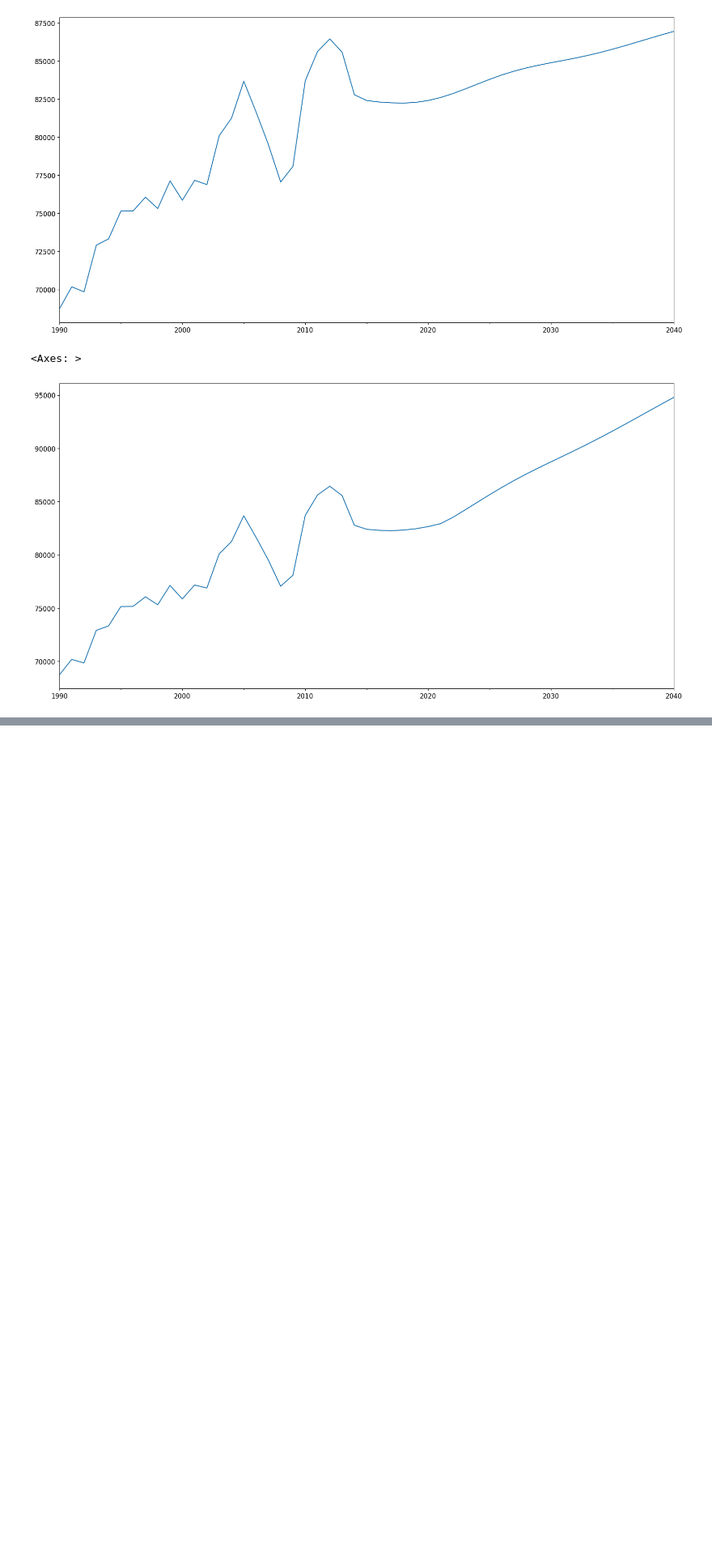
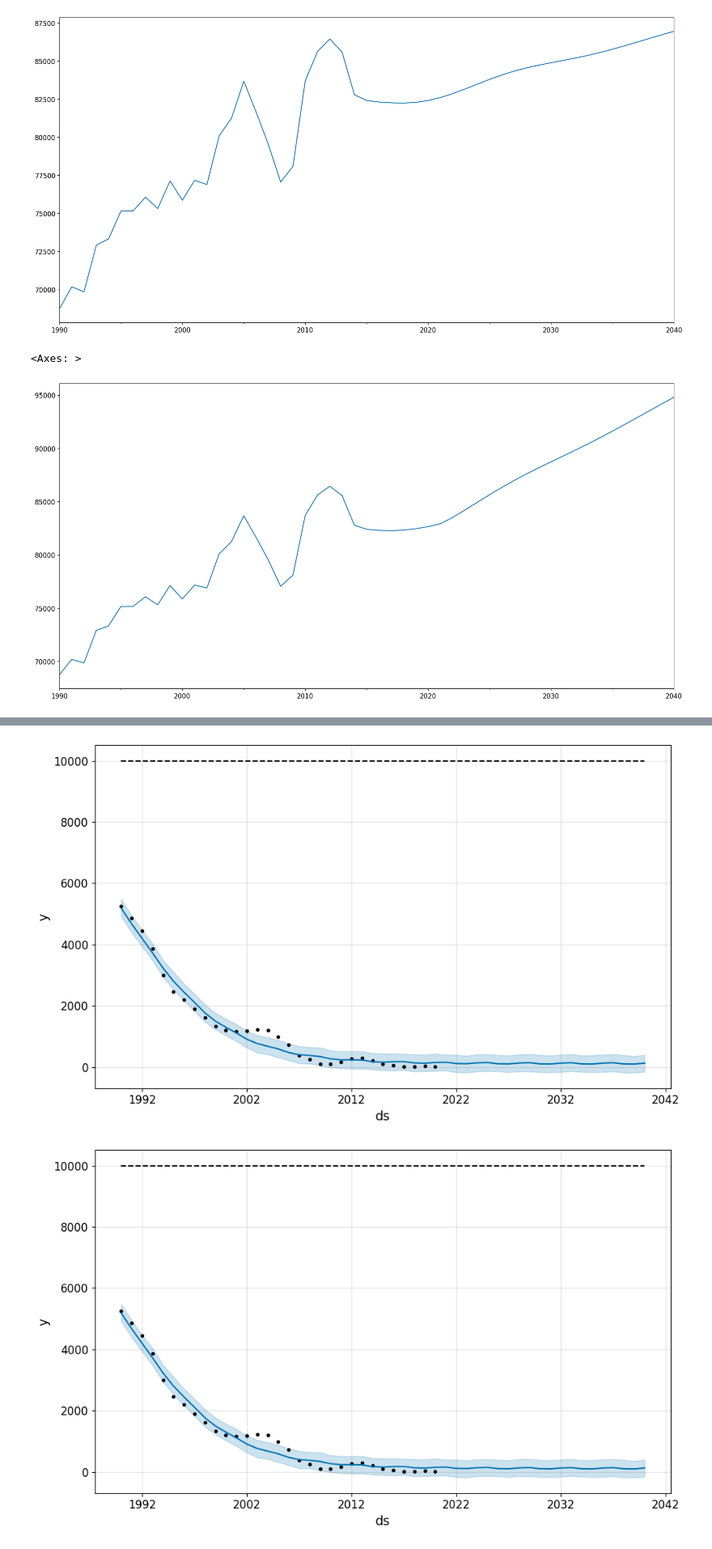
Before and after one commit to tiZyJoshi/MasterProject, a Jupyter notebook: forecasting.ipynb, the cells around one changed output, grey strips where cells are left out. Shown: that part at 81% size. Drawn from its saved outputs; the diff is of its cells as text; code cells hidden in the pictures; blank space fills up the shorter version.

```diff
--- a/forecasting.ipynb
+++ b/forecasting.ipynb
@@ -330,3 +352,5 @@ clean_asd.sum(axis=1).plot()
 # %% [output]
 <Axes: >
 [figure]
+# %%
+p_data = create_data_bereich('wien', 'Wohngebäude', 'Heizen')['1990':'2020']
@@ -332,0 +375,15 @@ clean_asd.sum(axis=1).plot()
+# %%
+
+p_ds = p_data.index.to_timestamp()
+p_y = p_data['Fossile fest']
+p_df = pd.DataFrame([p_ds, p_y]).transpose()
+p_df.columns = ['ds', 'y']
+p_df['cap'] = 10000
+# %%
+from prophet import Prophet
+
+m = Prophet(growth='logistic')
+m.fit(p_df)
+future = m.make_future_dataframe(periods=20, freq='AS')
+future['cap'] = 10000
+future
@@ -332,0 +410,3 @@ clean_asd.sum(axis=1).plot()
+# %%
+forecast = m.predict(future)
+forecast
@@ -332,0 +431,5 @@ clean_asd.sum(axis=1).plot()
+# %%
+m.plot(forecast)
+# %% [output]
+[figure, added]
+[figure, added]
```
Also changed, not shown: parts of 8 cells of this notebook, 6 other files.
